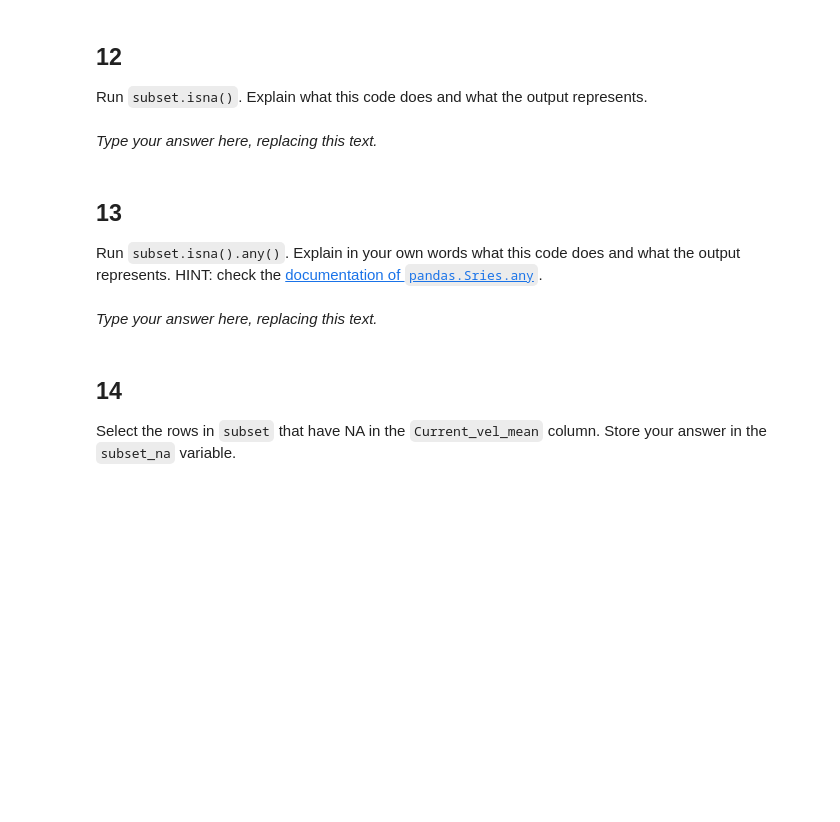
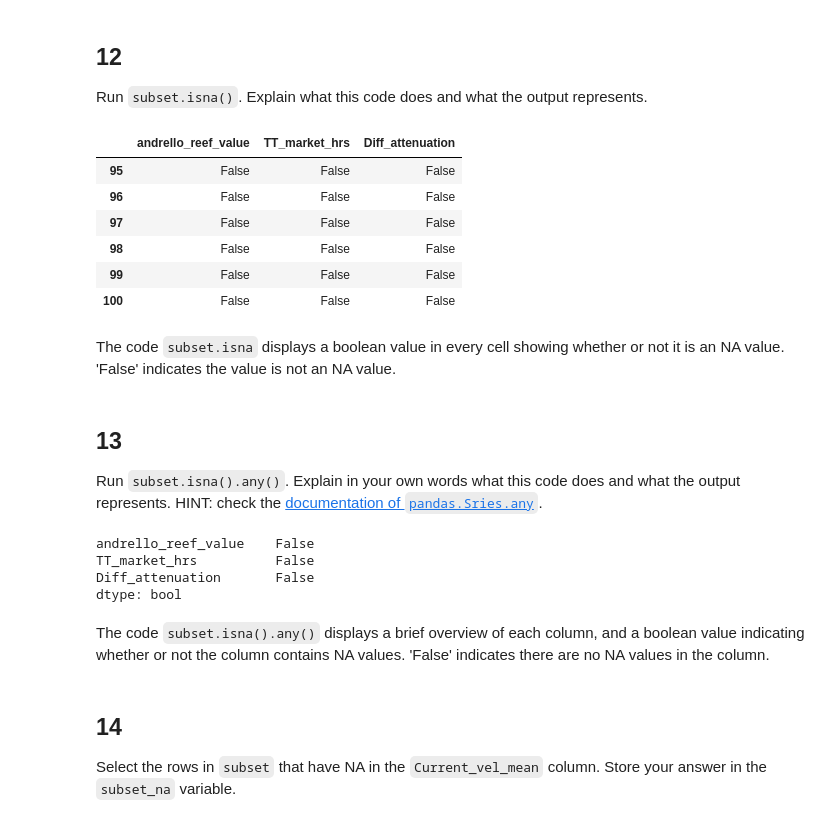
Before and after one commit to ryangreen6/eds220-hwk1, a Jupyter notebook: hwk1-task2-corals.ipynb, the cells around one changed output. Saved outputs shown, nothing was run; the diff lists cells and outputs as text; code cells hidden in the pictures; blank space fills up the shorter version.

```diff
--- a/hwk1-task2-corals.ipynb
+++ b/hwk1-task2-corals.ipynb
@@ -189,3 +277,5 @@ subset = ...
+# %%
+subset = coral_div.iloc[95:101,[17, 20, 28]]
 # %%
 # View the dataframe
 subset
@@ -195,8 +293,18 @@ subset
 ## 12
 
 Run `subset.isna()`. Explain what this code does and what the output represents.
-# %% [markdown]
-_Type your answer here, replacing this text._
+# %%
+subset.isna()
+# %% [output]
+|  | andrello_reef_value | TT_market_hrs | Diff_attenuation |
+| 95 | False | False | False |
+| 96 | False | False | False |
+| 97 | False | False | False |
+| 98 | False | False | False |
+| 99 | False | False | False |
+| 100 | False | False | False |
+# %% [markdown]
+The code `subset.isna` displays a boolean value in every cell showing whether or not it is an NA value. 'False' indicates the value is not an NA value.
 # %% [markdown]
 <!-- END QUESTION -->
 
@@ -204,8 +312,15 @@ _Type your answer here, replacing this text._
 
 ## 13
 Run `subset.isna().any()`. Explain in your own words what this code does and what the output represents. HINT: check the [documentation of `pandas.Sries.any`](https://pandas.pydata.org/docs/reference/api/pandas.Series.any.html).
-# %% [markdown]
-_Type your answer here, replacing this text._
+# %%
+subset.isna().any()
+# %% [output]
+andrello_reef_value    False
+TT_market_hrs          False
+Diff_attenuation       False
+dtype: bool
+# %% [markdown]
+The code `subset.isna().any()` displays a brief overview of each column, and a boolean value indicating whether or not the column contains NA values. 'False' indicates there are no NA values in the column.
 # %% [markdown]
 <!-- END QUESTION -->
 
```
Also changed, not shown: parts of 25 cells of this notebook.
